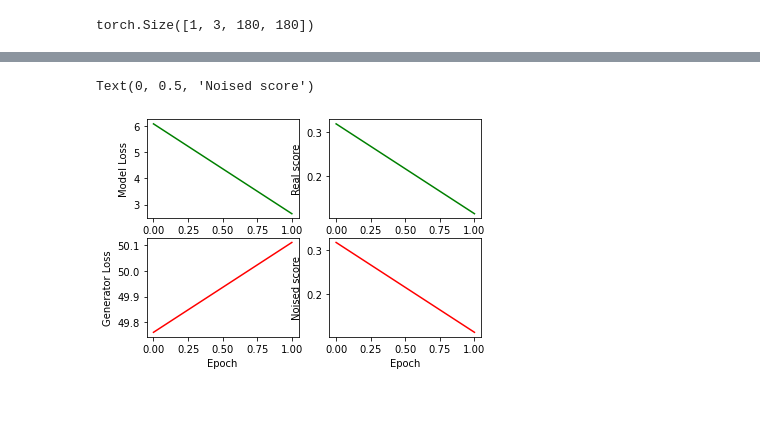
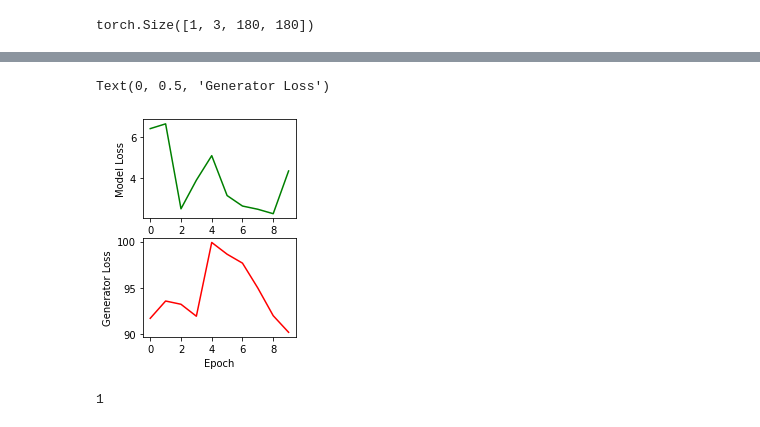
Before and after one commit to mormille/self-attention-regularization, a Jupyter notebook: Adversarial2-working-Copy1.ipynb, the cells around one changed output, grey strips where cells are left out. Cells and saved outputs as stored; diff of their text form; code cells hidden in the pictures.

```diff
--- a/Adversarial2-working-Copy1.ipynb
+++ b/Adversarial2-working-Copy1.ipynb
@@ -40,6 +57,3 @@ T.Normalize([0.485, 0.456, 0.406], [0.229, 0.224, 0.225])
 # %%
-training_dataset = datasets.CIFAR10(root='./data', train=True, download=True, transform=transform)
-validation_dataset = datasets.CIFAR10(root='./data', train=False, download=True, transform=transform)
-
 training_loader = torch.utils.data.DataLoader(training_dataset, batch_size=10, shuffle=True)
 validation_loader = torch.utils.data.DataLoader(validation_dataset, batch_size = 10, shuffle=False)
@@ -133,6 +147,14 @@ torch.Size([1, 3, 180, 180])
 #Training Model
 # %%
 model_criterion = nn.CrossEntropyLoss()
-gen_criterion = Generator_loss()
+gen_criterion = Generator_loss(beta=0.1, gamma=0.2,sigma=1)
 model_optimizer = torch.optim.Adam(model.parameters(), lr = 0.0001)
 gen_optimizer = torch.optim.Adam(generator.parameters(), lr = 0.0001)
+model_lr_scheduler = lr_scheduler.StepLR(model_optimizer, step_size=10, gamma=0.1)
+generator_lr_scheduler = lr_scheduler.StepLR(gen_optimizer, step_size=10, gamma=0.1)
+# %%
+history = fit(training_loader, validation_loader, model, generator,
+              model_criterion, gen_criterion, model_optimizer,
+              gen_optimizer, model_lr_scheduler, generator_lr_scheduler,
+              len_train=len(training_dataset), len_val=len(validation_dataset),
+              path='test/20210301_CIFAR_TOP_PERFORMANCE_epoch_', epochs=3, start_idx=1)
@@ -298,3 +372,3 @@ def fit(model, generator, epochs=25, start_idx=1):
 # %%
-history = fit(model, generator, 2)
+trained_model = fit(model, generator, 3)
 # %% [output]
@@ -319,20 +396,20 @@ len(history)
 # %%
 plt.subplot(221)
 plt.plot(history[1],color="g")
 plt.xlabel("Epoch")
 plt.ylabel("Model Loss")
-plt.subplot(222)
-plt.plot(history[2],color="g")
-plt.xlabel("Epoch")
-plt.ylabel("Real score")
+#plt.subplot(222)
+#plt.plot(history[2],color="g")
+#plt.xlabel("Epoch")
+#plt.ylabel("Real score")
 plt.subplot(223)
 plt.plot(history[0],color="r")
 plt.xlabel("Epoch")
 plt.ylabel("Generator Loss")
-plt.subplot(224)
-plt.plot(history[2],color="r")
-plt.xlabel("Epoch")
-plt.ylabel("Noised score")
+#plt.subplot(224)
+#plt.plot(history[2],color="r")
+#plt.xlabel("Epoch")
+#plt.ylabel("Noised score")
 # %% [output]
-Text(0, 0.5, 'Noised score')
+Text(0, 0.5, 'Generator Loss')
-[figure, old version]
+[figure, new version]
@@ -403,0 +418,5 @@ out2 = generator(img.to(device))
+# %%
+_, out3, _ = model(out2)
+print(len(out3))
+# %% [output]
+1
```
Also changed, not shown: parts of 31 cells of this notebook, 2 other files.
